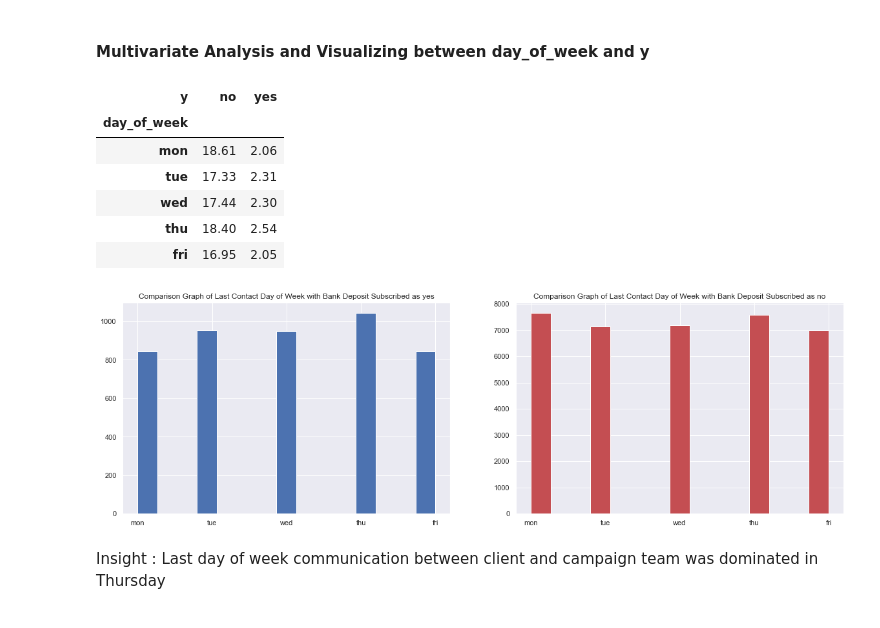
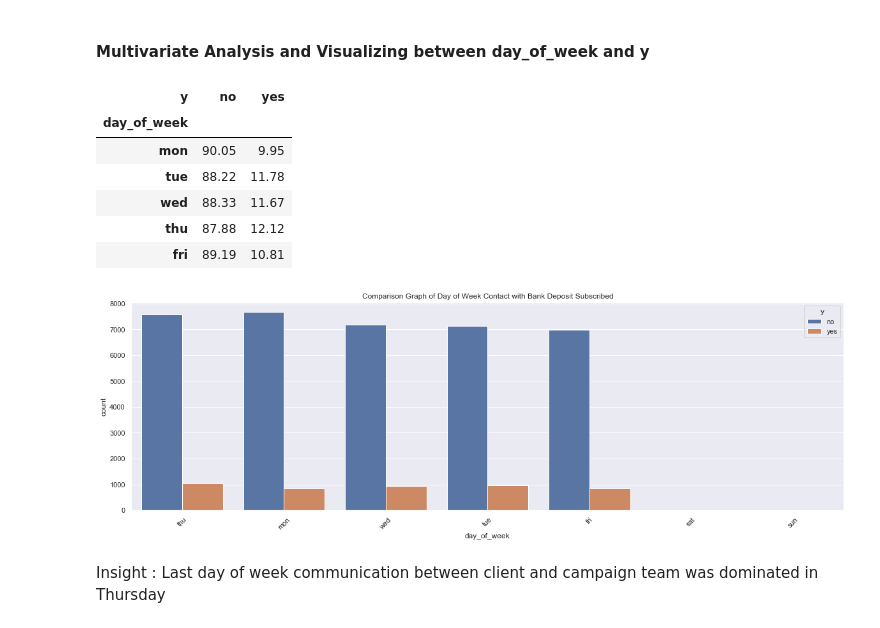
Before and after one commit to abdullahayas123/Tes-Model-Marketing-Scipy, a Jupyter notebook: 3 - EDA.ipynb, the cells around one changed output. Cells and saved outputs as stored; diff of their text form; code cells hidden in the pictures.

```diff
--- a/3 - EDA.ipynb
+++ b/3 - EDA.ipynb
@@ -1025,28 +998,23 @@ Insight : Last month communication between client and campaign team was dominate
 # %% [markdown]
 #### Multivariate Analysis and Visualizing between day_of_week and y
 # %%
-(pd.crosstab(index = df['day_of_week'], columns = df['y'], normalize = 'all')*100).round(2)
+(pd.crosstab(index = df['day_of_week'], columns = df['y'], normalize = 'index')*100).round(2)
 # %% [output]
 | y | no | yes |
 | day_of_week |  |  |
-| mon | 18.61 | 2.06 |
-| tue | 17.33 | 2.31 |
-| wed | 17.44 | 2.30 |
-| thu | 18.40 | 2.54 |
-| fri | 16.95 | 2.05 |
+| mon | 90.05 | 9.95 |
+| tue | 88.22 | 11.78 |
+| wed | 88.33 | 11.67 |
+| thu | 87.88 | 12.12 |
+| fri | 89.19 | 10.81 |
 # %%
 plt.figure(figsize = (20,6))
-plt.subplot(1,2,1)
-plt.hist(x = df[df['y']=='yes']['day_of_week'],bins=15)
-plt.title('Comparison Graph of Last Contact Day of Week with Bank Deposit Subscribed as yes')
-# plt.xticks(rotation=45)
-plt.subplot(1,2,2)
-plt.hist(x = df[df['y']=='no']['day_of_week'],color='r',bins=15)
-plt.title('Comparison Graph of Last Contact Day of Week with Bank Deposit Subscribed as no')
-# plt.xticks(rotation=45)
+sns.countplot(x = 'day_of_week', data = df , hue = 'y', order=df['day_of_week'].value_counts().index)
+plt.title('Comparison Graph of Day of Week Contact with Bank Deposit Subscribed')
+plt.xticks(rotation=45)
 plt.show()
 # %% [output]
-[figure, old version]
+[figure, new version]
 # %% [markdown]
 Insight : Last day of week communication between client and campaign team was dominated in Thursday
 # %% [markdown]
```
Also changed, not shown: parts of 33 cells of this notebook, 5 other files.
